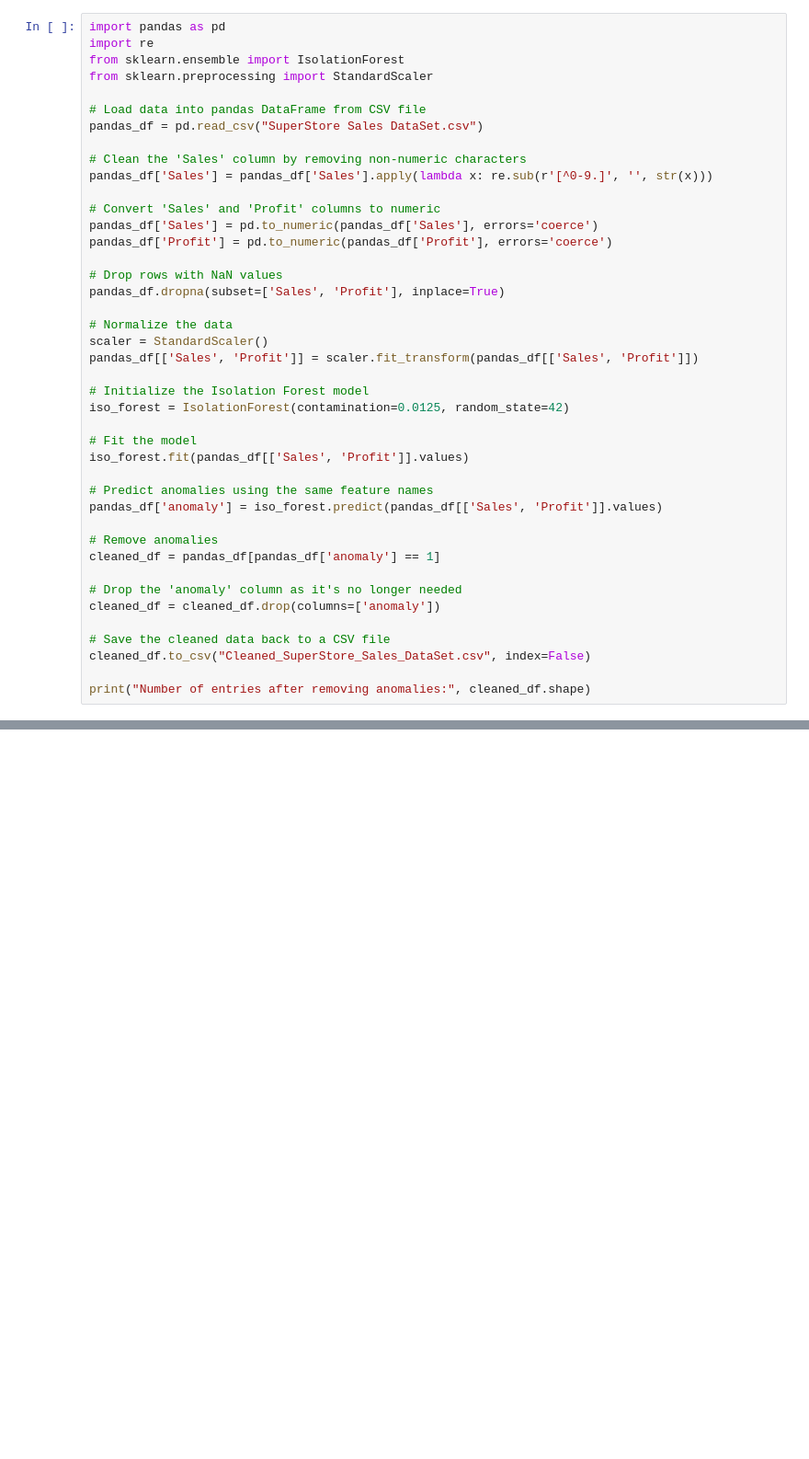
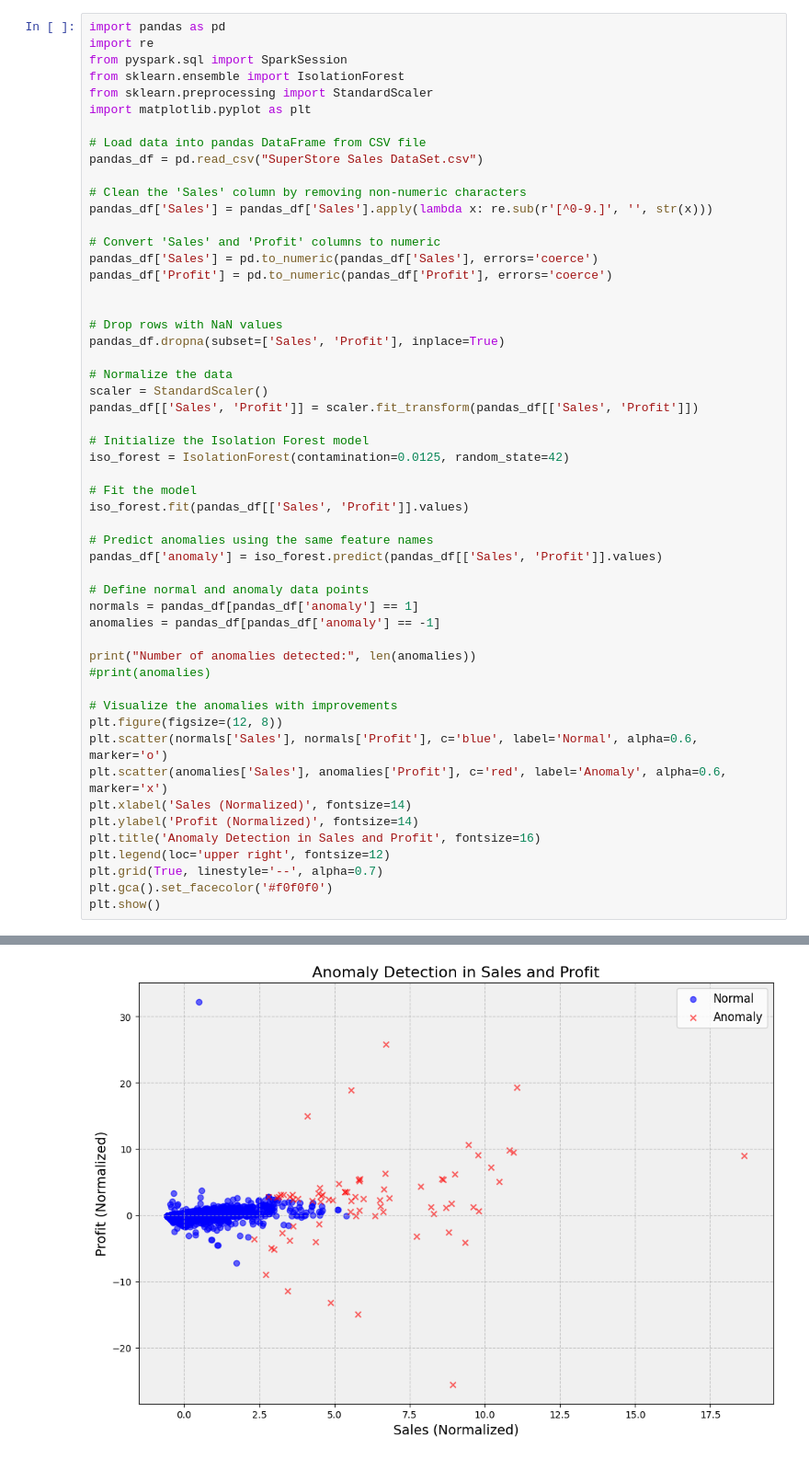
Before and after one commit to sophiakobzar/SmartSalesGuard, a Jupyter notebook: smartGuard_noFabric.ipynb, the cells around one changed output, grey strips where cells are left out. Shown at 92% size. Saved outputs shown, nothing was run; the diff lists cells and outputs as text; blank space fills up the shorter version.

```diff
--- a/smartGuard_noFabric.ipynb
+++ b/smartGuard_noFabric.ipynb
@@ -14,8 +14,10 @@
 # %%
 import pandas as pd
 import re
+from pyspark.sql import SparkSession
 from sklearn.ensemble import IsolationForest
 from sklearn.preprocessing import StandardScaler
+import matplotlib.pyplot as plt
 
 # Load data into pandas DataFrame from CSV file
 pandas_df = pd.read_csv("SuperStore Sales DataSet.csv")
@@ -26,6 +28,7 @@ pandas_df['Sales'] = pandas_df['Sales'].apply(lambda x: re.sub(r'[^0-9.]', '', s
 # Convert 'Sales' and 'Profit' columns to numeric
 pandas_df['Sales'] = pd.to_numeric(pandas_df['Sales'], errors='coerce')
 pandas_df['Profit'] = pd.to_numeric(pandas_df['Profit'], errors='coerce')
+
 
 # Drop rows with NaN values
 pandas_df.dropna(subset=['Sales', 'Profit'], inplace=True)
@@ -43,14 +46,22 @@ iso_forest.fit(pandas_df[['Sales', 'Profit']].values)
 # Predict anomalies using the same feature names
 pandas_df['anomaly'] = iso_forest.predict(pandas_df[['Sales', 'Profit']].values)
 
-# Remove anomalies
-cleaned_df = pandas_df[pandas_df['anomaly'] == 1]
+# Define normal and anomaly data points
+normals = pandas_df[pandas_df['anomaly'] == 1]
+anomalies = pandas_df[pandas_df['anomaly'] == -1]
 
-# Drop the 'anomaly' column as it's no longer needed
-cleaned_df = cleaned_df.drop(columns=['anomaly'])
+print("Number of anomalies detected:", len(anomalies))
+#print(anomalies)
 
-# Save the cleaned data back to a CSV file
-cleaned_df.to_csv("Cleaned_SuperStore_Sales_DataSet.csv", index=False)
-
-print("Number of entries after removing anomalies:", cleaned_df.shape)
+# Visualize the anomalies with improvements
+plt.figure(figsize=(12, 8))
+plt.scatter(normals['Sales'], normals['Profit'], c='blue', label='Normal', alpha=0.6, marker='o')
+plt.scatter(anomalies['Sales'], anomalies['Profit'], c='red', label='Anomaly', alpha=0.6, marker='x')
+plt.xlabel('Sales (Normalized)', fontsize=14)
+plt.ylabel('Profit (Normalized)', fontsize=14)
+plt.title('Anomaly Detection in Sales and Profit', fontsize=16)
+plt.legend(loc='upper right', fontsize=12)
+plt.grid(True, linestyle='--', alpha=0.7)
+plt.gca().set_facecolor('#f0f0f0')
+plt.show()
 # %% [output]
@@ -57,0 +69 @@ Number of entries after removing anomalies: (5827, 20)
+[figure, added]
```
Also changed, not shown: parts of 2 cells of this notebook.
